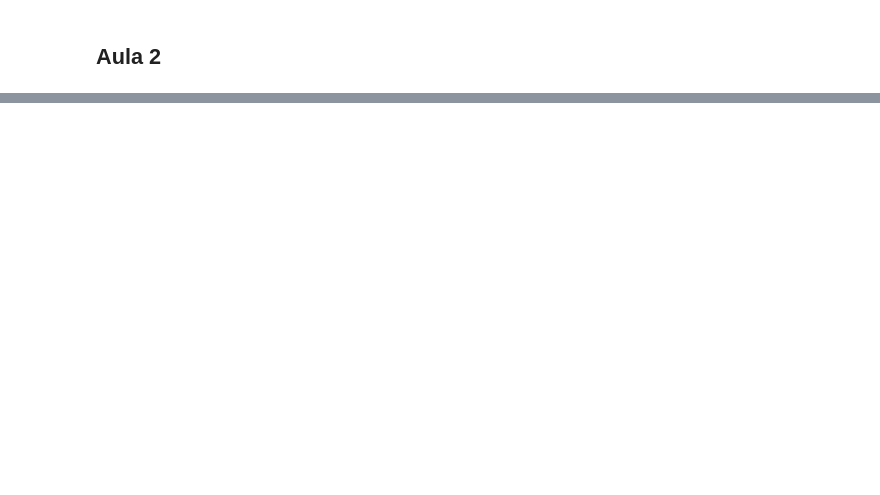
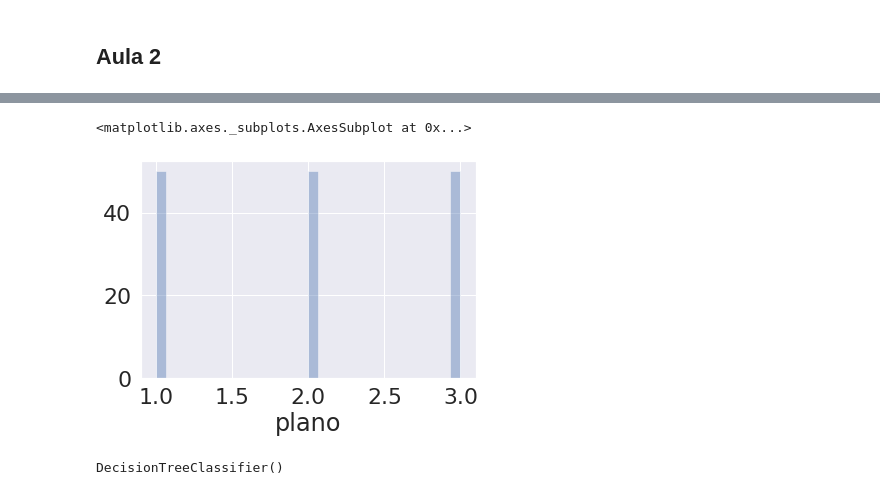
Before and after one commit to Washingtonban/curso_scikitlearn, a Jupyter notebook: Aula1_scikitlearn.ipynb, the cells around one changed output, grey strips where cells are left out. Drawn from its saved outputs; the diff is of its cells as text; code cells hidden in the pictures; blank space fills up the shorter version.

```diff
--- a/Aula1_scikitlearn.ipynb
+++ b/Aula1_scikitlearn.ipynb
@@ -106,0 +116,7 @@ r2_score(nPassageiros_teste, nPassageiros_predito)
+# %%
+celular = pd.read_csv('./data/Celular.csv')
+# %%
+sns.distplot(celular.plano, bins=30, kde=False)
+# %% [output]
+<matplotlib.axes._subplots.AxesSubplot at 0x...>
+[figure, added]
@@ -106,0 +133,4 @@ r2_score(nPassageiros_teste, nPassageiros_predito)
+# %%
+classificador_arvore.fit(X_treino, y_treino)
+# %% [output]
+DecisionTreeClassifier()
```
Also changed, not shown: parts of 38 cells of this notebook, 2 other files.
